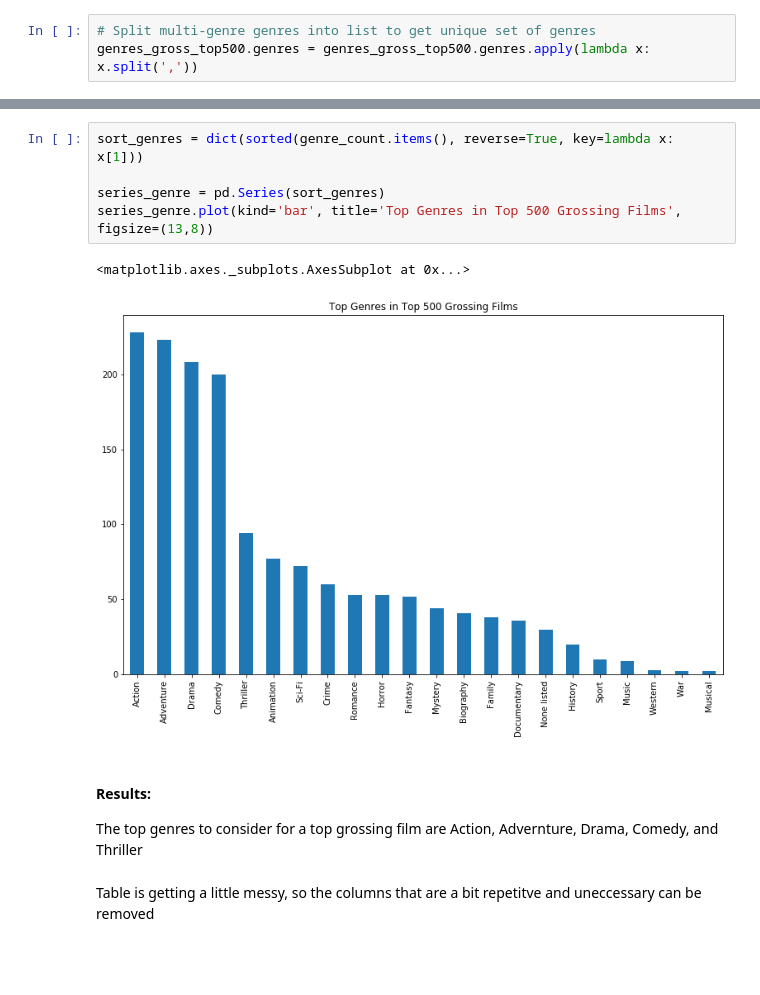
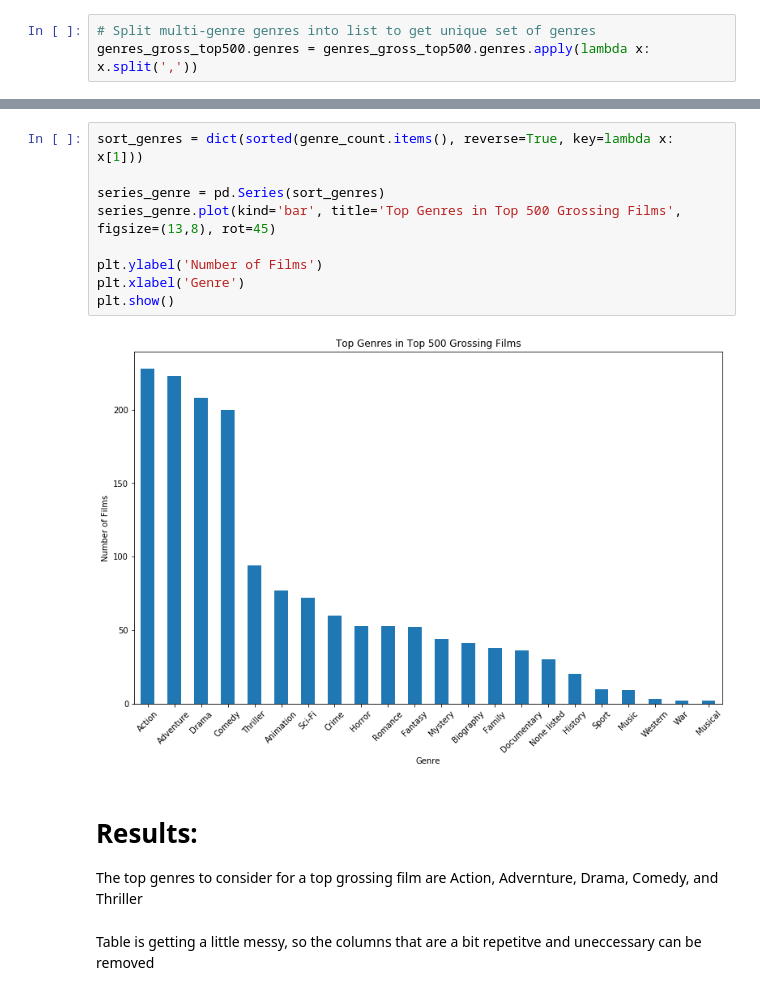
Before and after one commit to rhynos44/dsc-mod-1-project-v2-1-online-ds-ft-120919, a Jupyter notebook: project.ipynb, the cells around one changed output, grey strips where cells are left out. Drawn from its saved outputs; the diff is of its cells as text; blank space fills up the shorter version.

```diff
--- a/project.ipynb
+++ b/project.ipynb
@@ -485,13 +520,16 @@ genre_count
 # %%
 sort_genres = dict(sorted(genre_count.items(), reverse=True, key=lambda x: x[1]))
 
 series_genre = pd.Series(sort_genres)
-series_genre.plot(kind='bar', title='Top Genres in Top 500 Grossing Films', figsize=(13,8))
+series_genre.plot(kind='bar', title='Top Genres in Top 500 Grossing Films', figsize=(13,8), rot=45)
+
+plt.ylabel('Number of Films')
+plt.xlabel('Genre')
+plt.show()
 # %% [output]
-<matplotlib.axes._subplots.AxesSubplot at 0x...>
-[figure, old version]
+[figure, new version]
 # %% [markdown]
-#### Results:
+# Results:
  The top genres to consider for a top grossing film are Action, Advernture, Drama, Comedy, and Thriller
 # %% [markdown]
 Table is getting a little messy, so the columns that are a bit repetitve and uneccessary can be removed
```
Also changed, not shown: parts of 32 cells of this notebook.
